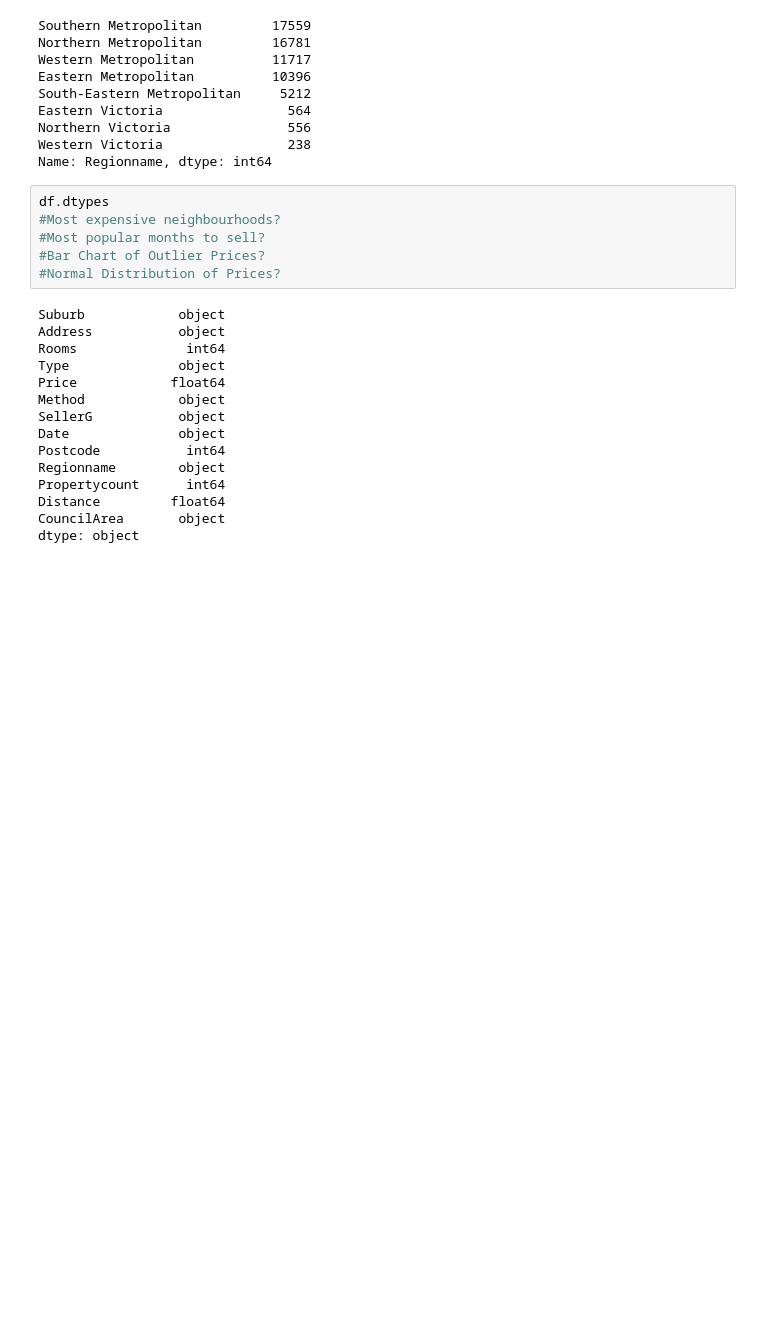
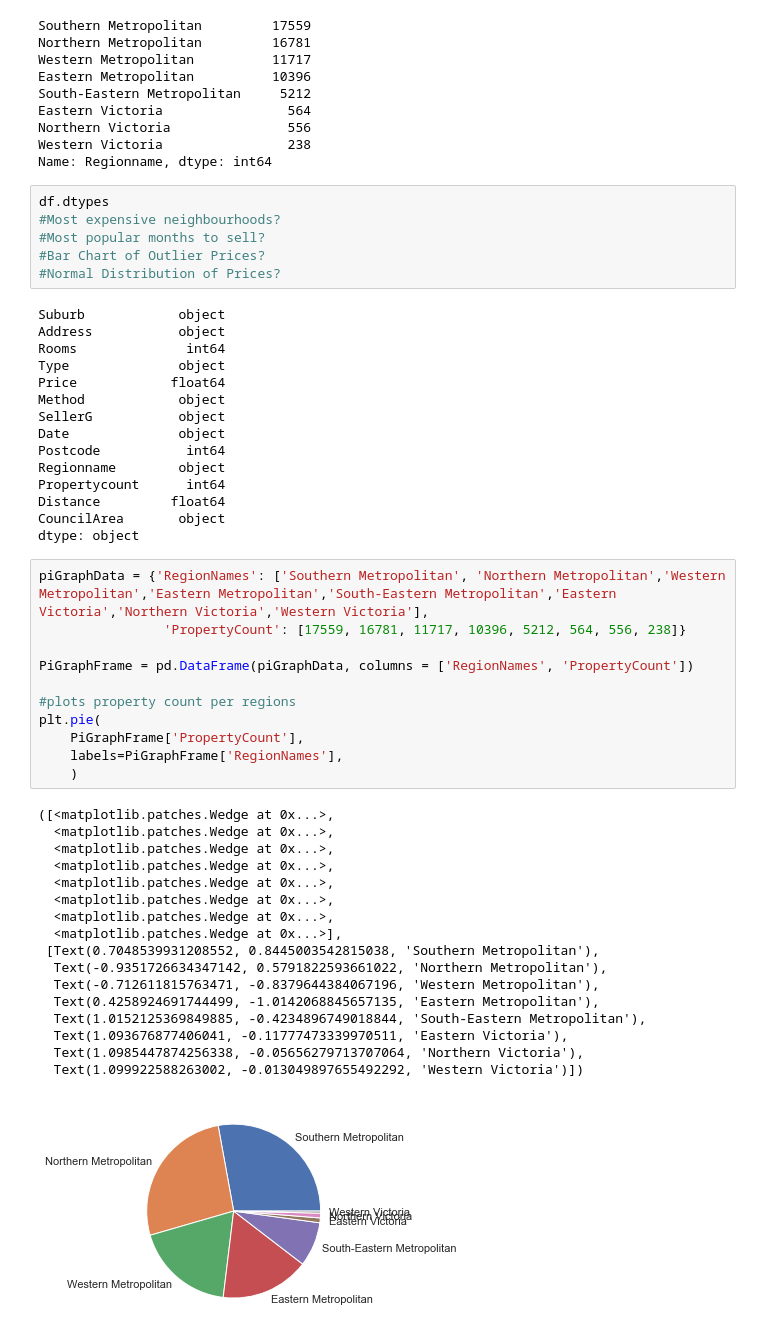
Before and after one commit to HaloBaron/melboureDataViz, a Jupyter notebook: Group Project Work.ipynb, the cells around one changed output. Saved outputs shown, nothing was run; the diff lists cells and outputs as text; blank space fills up the shorter version.

Commit message:
Added Pi graph for Property Sales Per Region

```diff
--- a/Group Project Work.ipynb
+++ b/Group Project Work.ipynb
@@ -225,4 +225,33 @@ Propertycount      int64
 Distance         float64
 CouncilArea       object
 dtype: object
+# %%
+piGraphData = {'RegionNames': ['Southern Metropolitan', 'Northern Metropolitan','Western Metropolitan','Eastern Metropolitan','South-Eastern Metropolitan','Eastern Victoria','Northern Victoria','Western Victoria'],
+                'PropertyCount': [17559, 16781, 11717, 10396, 5212, 564, 556, 238]}
+
+PiGraphFrame = pd.DataFrame(piGraphData, columns = ['RegionNames', 'PropertyCount'])
+
+#plots property count per regions
+plt.pie(
+    PiGraphFrame['PropertyCount'],
+    labels=PiGraphFrame['RegionNames'],
+    )
+# %% [output]
+([<matplotlib.patches.Wedge at 0x...>,
+  <matplotlib.patches.Wedge at 0x...>,
+  <matplotlib.patches.Wedge at 0x...>,
+  <matplotlib.patches.Wedge at 0x...>,
+  <matplotlib.patches.Wedge at 0x...>,
+  <matplotlib.patches.Wedge at 0x...>,
+  <matplotlib.patches.Wedge at 0x...>,
+  <matplotlib.patches.Wedge at 0x...>],
+ [Text(0.7048539931208552, 0.8445003542815038, 'Southern Metropolitan'),
+  Text(-0.9351726634347142, 0.5791822593661022, 'Northern Metropolitan'),
+  Text(-0.712611815763471, -0.8379644384067196, 'Western Metropolitan'),
+  Text(0.4258924691744499, -1.0142068845657135, 'Eastern Metropolitan'),
+  Text(1.0152125369849885, -0.4234896749018844, 'South-Eastern Metropolitan'),
+  Text(1.093676877406041, -0.11777473339970511, 'Eastern Victoria'),
+  Text(1.0985447874256338, -0.05656279713707064, 'Northern Victoria'),
+  Text(1.099922588263002, -0.013049897655492292, 'Western Victoria')])
+[figure, added]
 # %%
```
Also changed, not shown: parts of 1 cell of this notebook.
